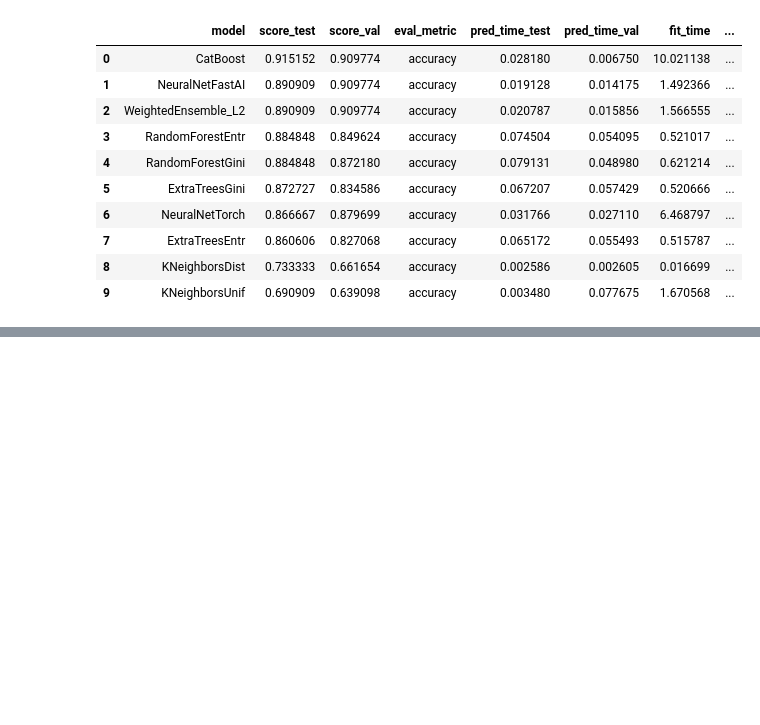
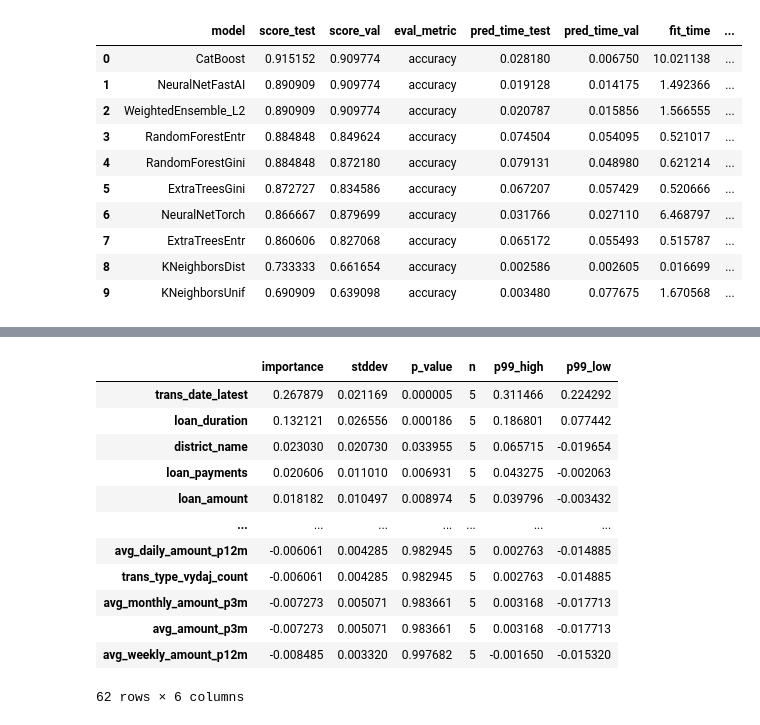
Before and after one commit to cyshen11/loan-prediction-app-aws, a Jupyter notebook: jupyter-nb/train_model.ipynb, the cells around one changed output, grey strips where cells are left out. Drawn from its saved outputs; the diff is of its cells as text; code cells hidden in the pictures; blank space fills up the shorter version.

```diff
--- a/jupyter-nb/train_model.ipynb
+++ b/jupyter-nb/train_model.ipynb
@@ -107,0 +133,16 @@ If you only need to load model weights and optimizer state, use the safe `Learne
+# %%
+feature_importance
+# %% [output]
+|  | importance | stddev | p_value | n | p99_high | p99_low |
+| trans_date_latest | 0.267879 | 0.021169 | 0.000005 | 5 | 0.311466 | 0.224292 |
+| loan_duration | 0.132121 | 0.026556 | 0.000186 | 5 | 0.186801 | 0.077442 |
+| district_name | 0.023030 | 0.020730 | 0.033955 | 5 | 0.065715 | -0.019654 |
+| loan_payments | 0.020606 | 0.011010 | 0.006931 | 5 | 0.043275 | -0.002063 |
+| loan_amount | 0.018182 | 0.010497 | 0.008974 | 5 | 0.039796 | -0.003432 |
+| ... | ... | ... | ... | ... | ... | ... |
+| avg_daily_amount_p12m | -0.006061 | 0.004285 | 0.982945 | 5 | 0.002763 | -0.014885 |
+| trans_type_vydaj_count | -0.006061 | 0.004285 | 0.982945 | 5 | 0.002763 | -0.014885 |
+| avg_monthly_amount_p3m | -0.007273 | 0.005071 | 0.983661 | 5 | 0.003168 | -0.017713 |
+| avg_amount_p3m | -0.007273 | 0.005071 | 0.983661 | 5 | 0.003168 | -0.017713 |
+| avg_weekly_amount_p12m | -0.008485 | 0.003320 | 0.997682 | 5 | -0.001650 | -0.015320 |
+62 rows × 6 columns
```
Also changed, not shown: parts of 6 cells of this notebook.
